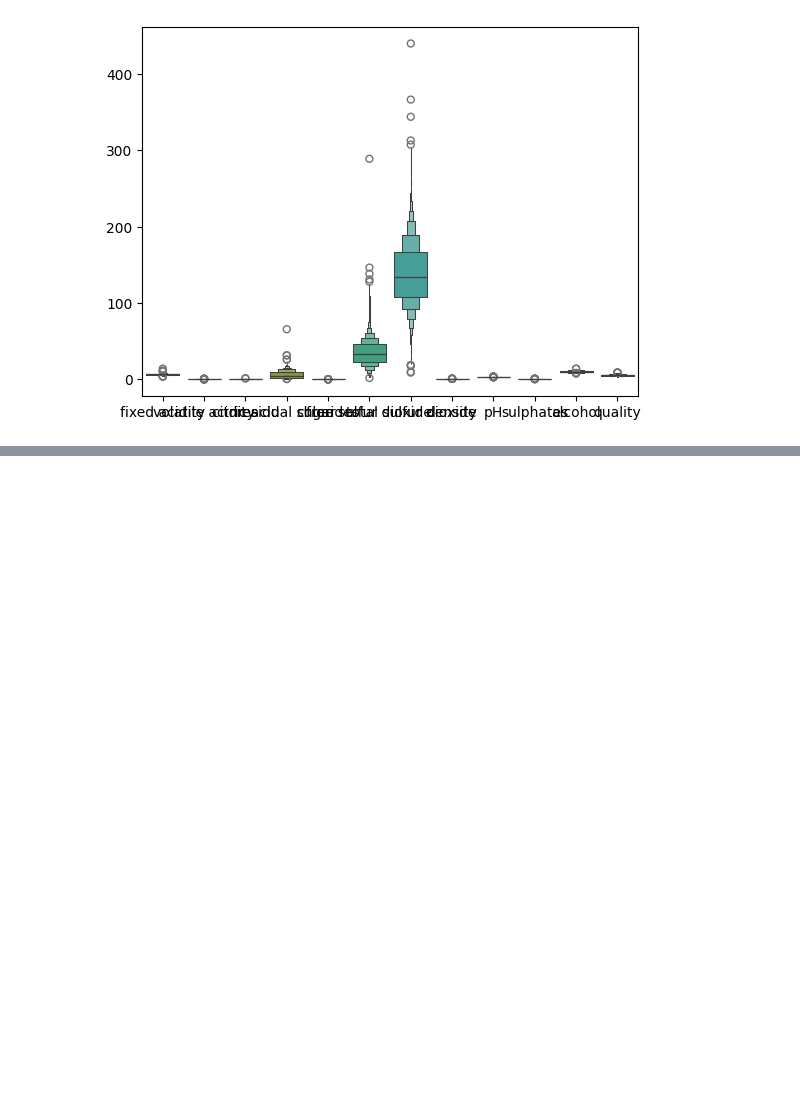
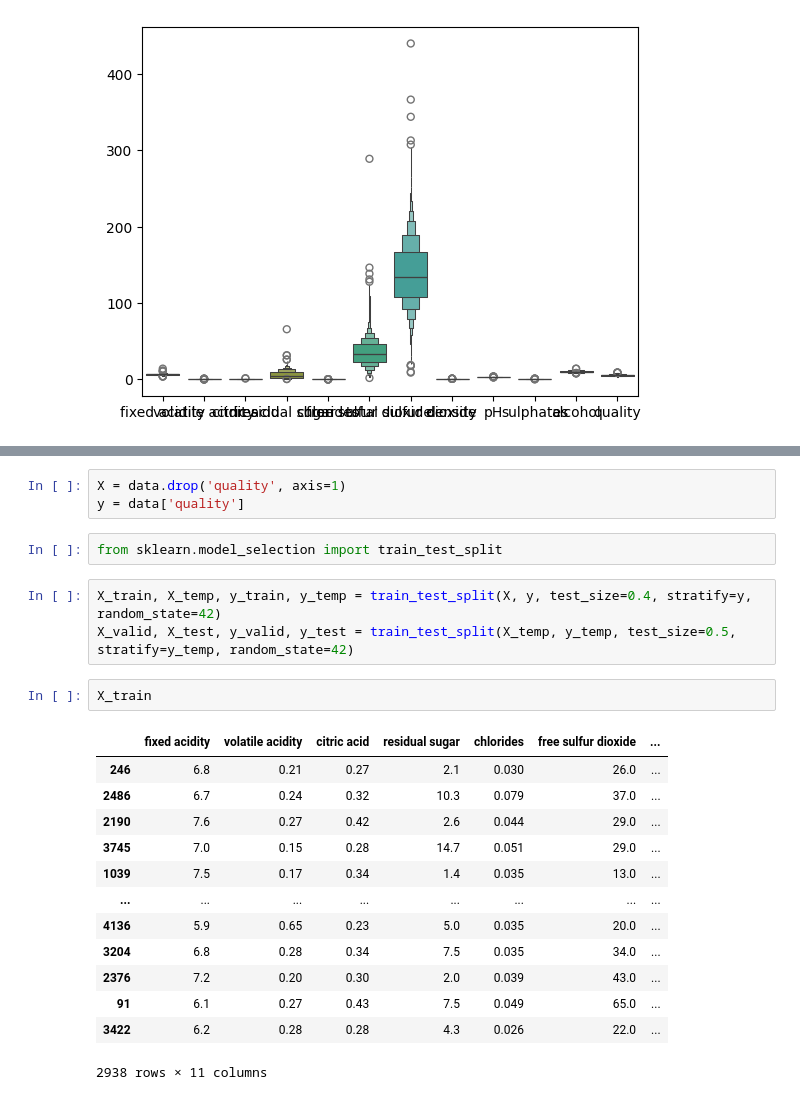
Before and after one commit to mandongs/fintech4, a Jupyter notebook: 07DeepLearning/04다중클래스분류_callback사용해 과적합 막고 최고 성능 모델 저장하기.ipynb, the cells around one changed output, grey strips where cells are left out. Drawn from its saved outputs; the diff is of its cells as text; blank space fills up the shorter version.

```diff
--- a/07DeepLearning/04다중클래스분류_callback사용해 과적합 막고 최고 성능 모델 저장하기.ipynb
+++ b/07DeepLearning/04다중클래스분류_callback사용해 과적합 막고 최고 성능 모델 저장하기.ipynb
@@ -51,0 +62,24 @@ data['quality']
+# %%
+X = data.drop('quality', axis=1)
+y = data['quality']
+# %%
+from sklearn.model_selection import train_test_split
+# %%
+X_train, X_temp, y_train, y_temp = train_test_split(X, y, test_size=0.4, stratify=y, random_state=42)
+X_valid, X_test, y_valid, y_test = train_test_split(X_temp, y_temp, test_size=0.5, stratify=y_temp, random_state=42)
+# %%
+X_train
+# %% [output]
+|  | fixed acidity | volatile acidity | citric acid | residual sugar | chlorides | free sulfur dioxide | ... |
+| 246 | 6.8 | 0.21 | 0.27 | 2.1 | 0.030 | 26.0 | ... |
+| 2486 | 6.7 | 0.24 | 0.32 | 10.3 | 0.079 | 37.0 | ... |
+| 2190 | 7.6 | 0.27 | 0.42 | 2.6 | 0.044 | 29.0 | ... |
+| 3745 | 7.0 | 0.15 | 0.28 | 14.7 | 0.051 | 29.0 | ... |
+| 1039 | 7.5 | 0.17 | 0.34 | 1.4 | 0.035 | 13.0 | ... |
+| ... | ... | ... | ... | ... | ... | ... | ... |
+| 4136 | 5.9 | 0.65 | 0.23 | 5.0 | 0.035 | 20.0 | ... |
+| 3204 | 6.8 | 0.28 | 0.34 | 7.5 | 0.035 | 34.0 | ... |
+| 2376 | 7.2 | 0.20 | 0.30 | 2.0 | 0.039 | 43.0 | ... |
+| 91 | 6.1 | 0.27 | 0.43 | 7.5 | 0.049 | 65.0 | ... |
+| 3422 | 6.2 | 0.28 | 0.28 | 4.3 | 0.026 | 22.0 | ... |
+2938 rows × 11 columns
```
Also changed, not shown: parts of 29 cells of this notebook, 4 other files.
